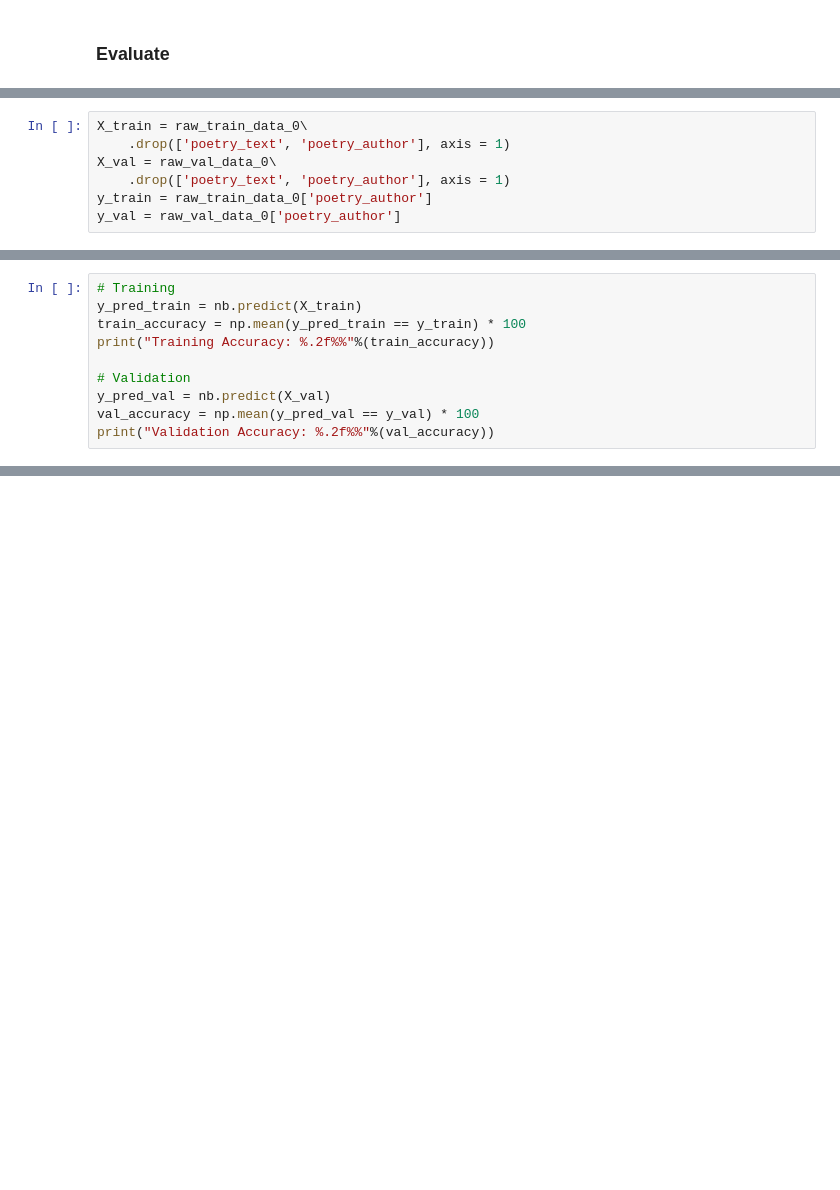
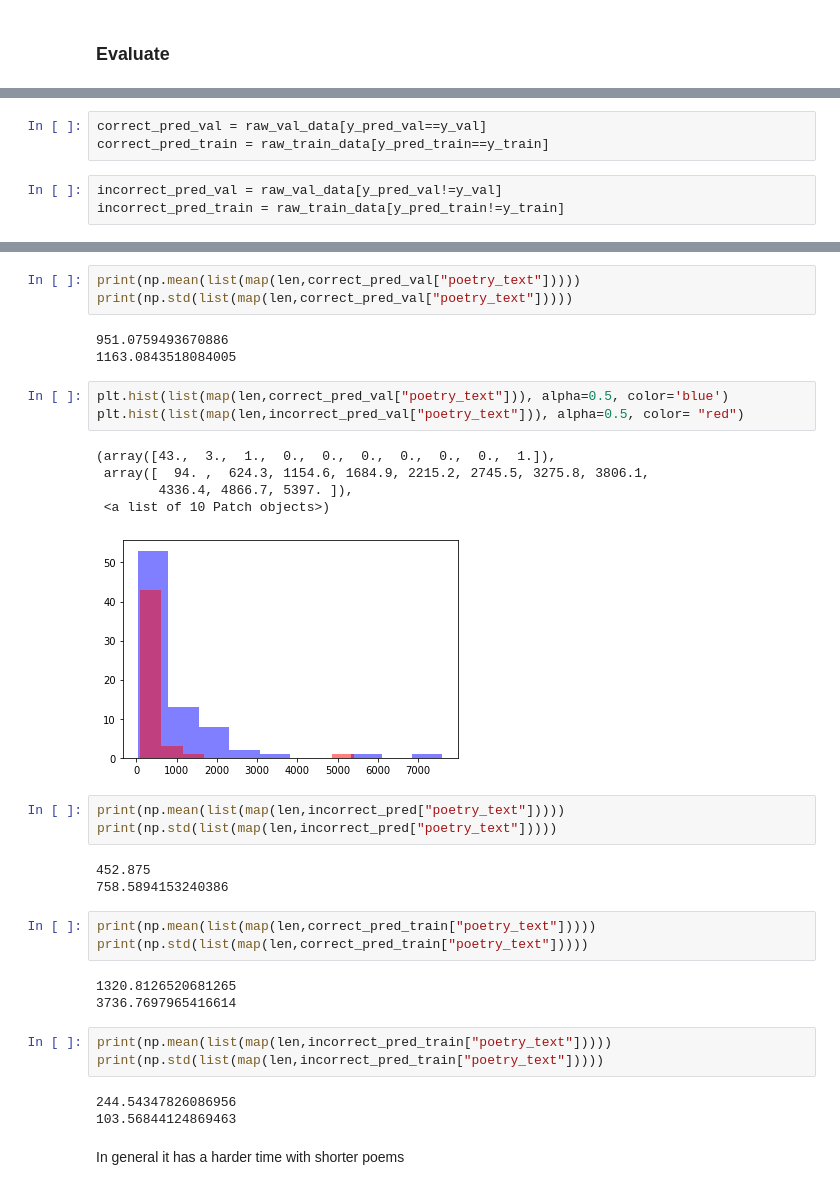
Before and after one commit to mixerupper/nlp-poetry-authorship, a Jupyter notebook: code/03-notebooks/Naive Bayes.ipynb, the cells around one changed output, grey strips where cells are left out. Saved outputs shown, nothing was run; the diff lists cells and outputs as text; blank space fills up the shorter version.

```diff
--- a/code/03-notebooks/Naive Bayes.ipynb
+++ b/code/03-notebooks/Naive Bayes.ipynb
@@ -156,7 +164,0 @@ Validation Accuracy: 73.91%
-# %%
-X_train = raw_train_data_0\
-    .drop(['poetry_text', 'poetry_author'], axis = 1)
-X_val = raw_val_data_0\
-    .drop(['poetry_text', 'poetry_author'], axis = 1)
-y_train = raw_train_data_0['poetry_author']
-y_val = raw_val_data_0['poetry_author']
@@ -167,10 +164,0 @@ y_pred = nb.fit(X_train, y_train)
-# %%
-# Training
-y_pred_train = nb.predict(X_train)
-train_accuracy = np.mean(y_pred_train == y_train) * 100
-print("Training Accuracy: %.2f%%"%(train_accuracy))
-
-# Validation
-y_pred_val = nb.predict(X_val)
-val_accuracy = np.mean(y_pred_val == y_val) * 100
-print("Validation Accuracy: %.2f%%"%(val_accuracy))
@@ -179,0 +319,6 @@ Validation Accuracy: 72.46%
+# %%
+correct_pred_val = raw_val_data[y_pred_val==y_val]
+correct_pred_train = raw_train_data[y_pred_train==y_train]
+# %%
+incorrect_pred_val = raw_val_data[y_pred_val!=y_val]
+incorrect_pred_train = raw_train_data[y_pred_train!=y_train]
@@ -179,0 +357,35 @@ Validation Accuracy: 72.46%
+# %%
+print(np.mean(list(map(len,correct_pred_val["poetry_text"]))))
+print(np.std(list(map(len,correct_pred_val["poetry_text"]))))
+# %% [output]
+951.0759493670886
+1163.0843518084005
+# %%
+plt.hist(list(map(len,correct_pred_val["poetry_text"])), alpha=0.5, color='blue')
+plt.hist(list(map(len,incorrect_pred_val["poetry_text"])), alpha=0.5, color= "red")
+# %% [output]
+(array([43.,  3.,  1.,  0.,  0.,  0.,  0.,  0.,  0.,  1.]),
+ array([  94. ,  624.3, 1154.6, 1684.9, 2215.2, 2745.5, 3275.8, 3806.1,
+        4336.4, 4866.7, 5397. ]),
+ <a list of 10 Patch objects>)
+[figure, added]
+# %%
+print(np.mean(list(map(len,incorrect_pred["poetry_text"]))))
+print(np.std(list(map(len,incorrect_pred["poetry_text"]))))
+# %% [output]
+452.875
+758.5894153240386
+# %%
+print(np.mean(list(map(len,correct_pred_train["poetry_text"]))))
+print(np.std(list(map(len,correct_pred_train["poetry_text"]))))
+# %% [output]
+1320.8126520681265
+3736.7697965416614
+# %%
+print(np.mean(list(map(len,incorrect_pred_train["poetry_text"]))))
+print(np.std(list(map(len,incorrect_pred_train["poetry_text"]))))
+# %% [output]
+244.54347826086956
+103.56844124869463
+# %% [markdown]
+In general it has a harder time with shorter poems
```
Also changed, not shown: parts of 38 cells of this notebook, 4 other files.
